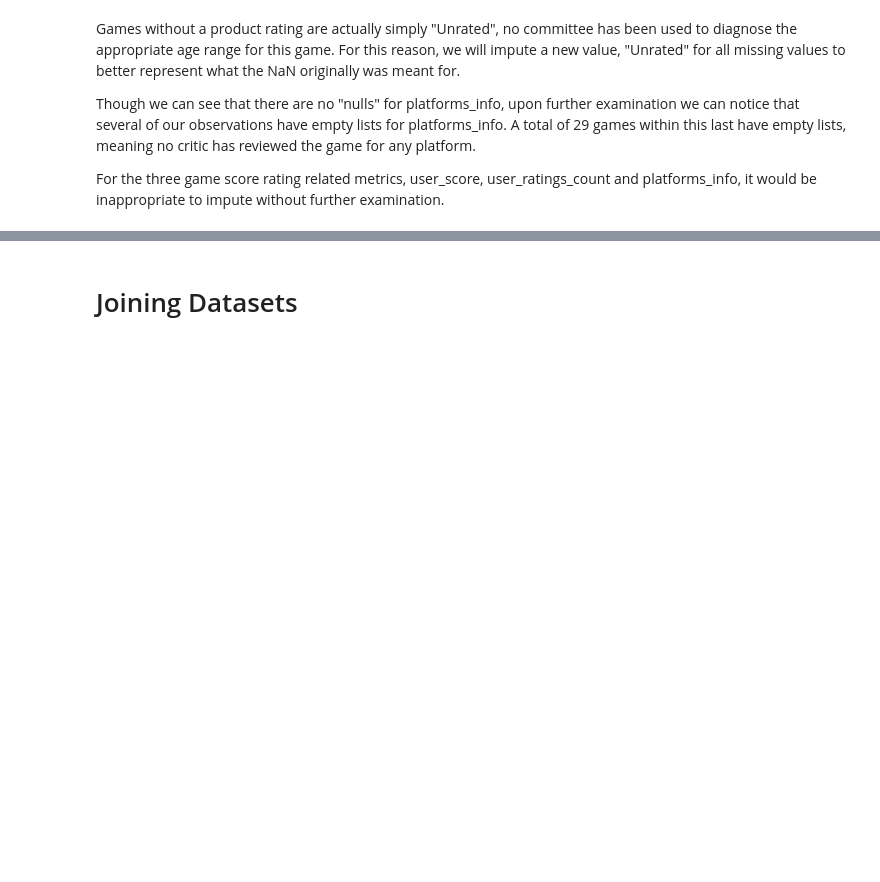
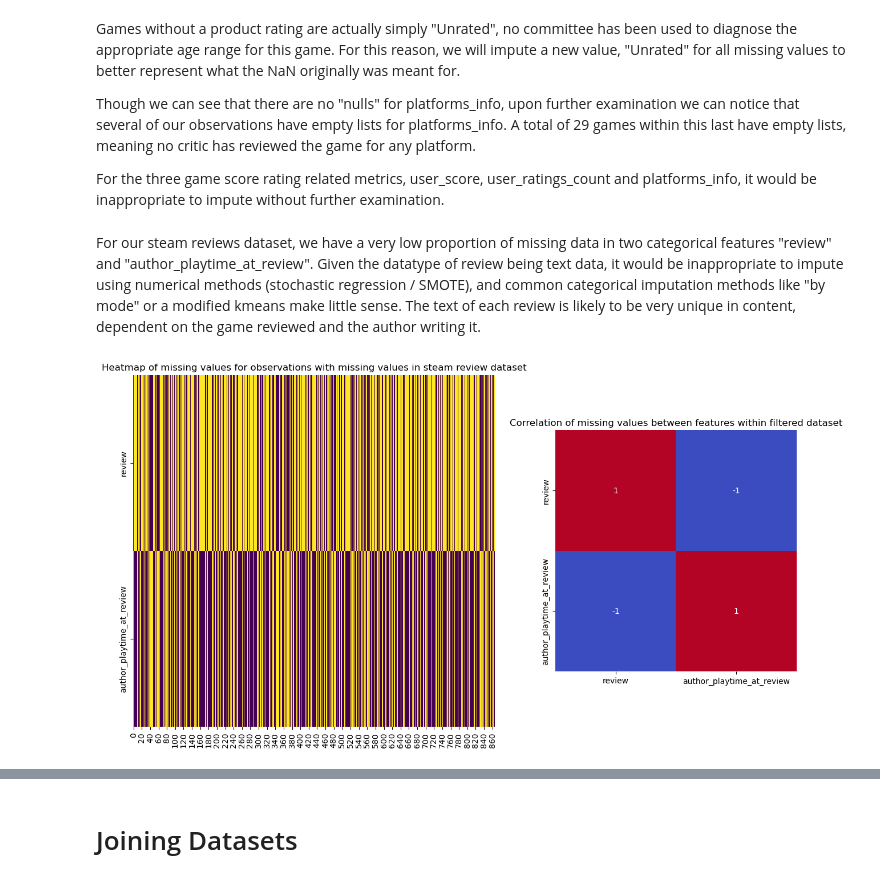
Before and after one commit to DVDMVN/GMDT_PROJ, a Jupyter notebook: cleaning.ipynb, the cells around one changed output, grey strips where cells are left out. Drawn from its saved outputs; the diff is of its cells as text; code cells hidden in the pictures; blank space fills up the shorter version.

```diff
--- a/cleaning.ipynb
+++ b/cleaning.ipynb
@@ -622,3 +691,23 @@ Games without a product rating are actually simply "Unrated", no committee has b
 Though we can see that there are no "nulls" for platforms_info, upon further examination we can notice that several of our observations have empty lists for platforms_info. A total of 29 games within this last have empty lists, meaning no critic has reviewed the game for any platform.
 
 For the three game score rating related metrics, user_score, user_ratings_count and platforms_info, it would be inappropriate to impute without further examination.
+# %% [markdown]
+For our steam reviews dataset, we have a very low proportion of missing data in two categorical features "review" and "author_playtime_at_review". Given the datatype of review being text data, it would be inappropriate to impute using numerical methods (stochastic regression / SMOTE), and common categorical imputation methods like "by mode" or a modified kmeans make little sense. The text of each review is likely to be very unique in content, dependent on the game reviewed and the author writing it.
+# %%
+def plot_heatmaps_for_missingness_analysis_of_steam_reviews() -> plt.Figure:
+    fig, axes = plt.subplots(1, 2, figsize=(15, 8), gridspec_kw={'width_ratios': [1.5, 1]})
+
+    missing_data_indices = steam_reviews[['review', 'author_playtime_at_review']].isnull().any(axis=1)
+    filtered_df = steam_reviews.loc[missing_data_indices, ['review', 'author_playtime_at_review']]
+    filtered_df.reset_index(inplace=True, drop=True)
+
+    sns.heatmap(filtered_df.isnull().T, cbar=False, cmap='viridis', ax=axes[0])
+    axes[0].set_title('Heatmap of missing values for observations with missing values in steam review dataset')
+
+    missing_corr = filtered_df.isnull().corr()
+    sns.heatmap(missing_corr, annot=True, cmap='coolwarm', cbar=False, vmin=-1, vmax=1, square=True, ax=axes[1])
+    axes[1].set_title('Correlation of missing values between features within filtered dataset')
+    return fig
+_ = plot_heatmaps_for_missingness_analysis_of_steam_reviews()
+# %% [output]
+[figure, added]
```
Also changed, not shown: parts of 22 cells of this notebook, 17 other files.
